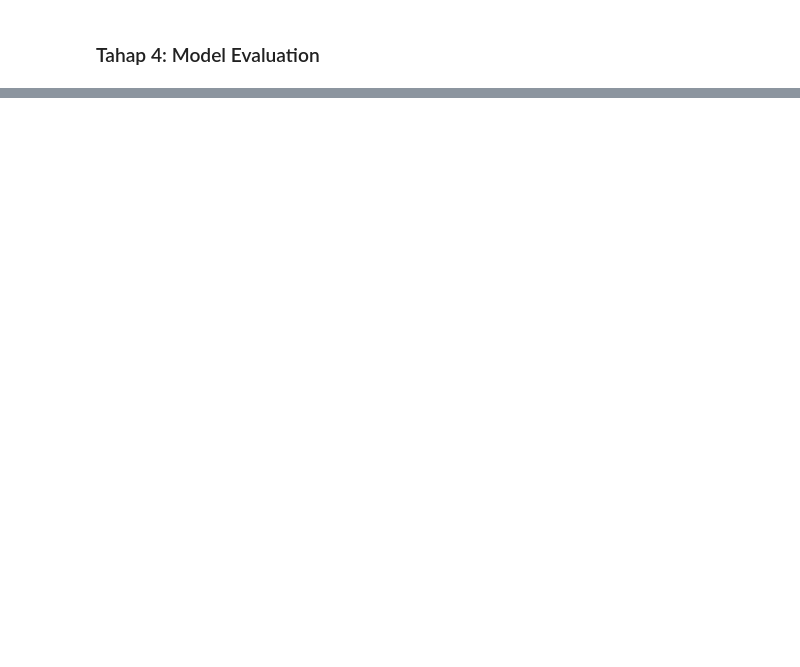
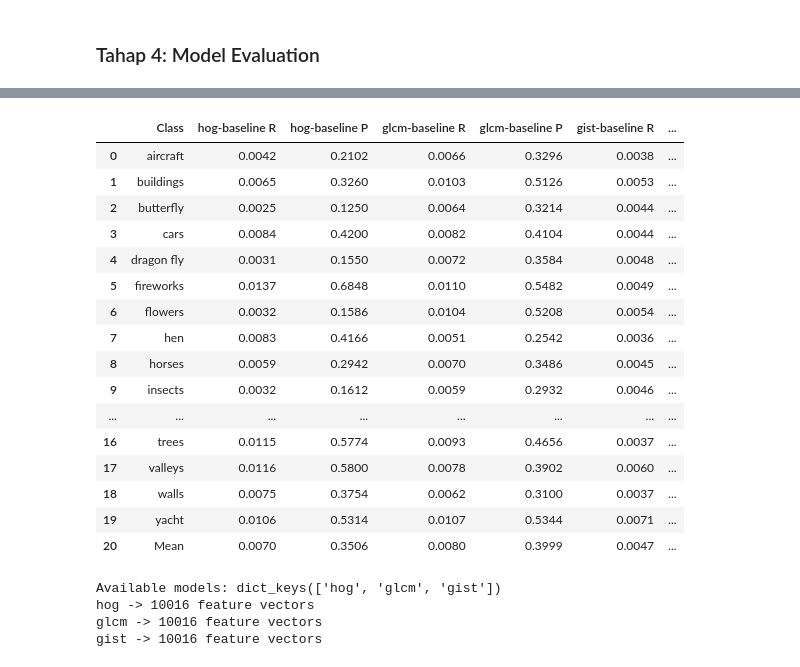
Before and after one commit to rofiqsamanhudi/Trade-Off_CBIR, a Jupyter notebook: src/notebooks/CBIR_Classical.ipynb, the cells around one changed output, grey strips where cells are left out. Drawn from its saved outputs; the diff is of its cells as text; code cells hidden in the pictures; blank space fills up the shorter version.

```diff
--- a/src/notebooks/CBIR_Classical.ipynb
+++ b/src/notebooks/CBIR_Classical.ipynb
@@ -537,0 +957,58 @@ gist -> 1000 feature vectors
+# %%
+import pandas as pd
+
+# Buat tabel hasil evaluasi
+df_table = pd.DataFrame()
+df_table['Class'] = sorted(list(set(labels)))
+
+# Tambahkan kolom R & P untuk setiap baseline classical
+for m_name, df in eval_results.items():
+    # Hanya ada baseline
+    col_prefix = f"{m_name}-baseline"
+    df_table[f"{col_prefix} R"] = df['R'].astype(float)
+    df_table[f"{col_prefix} P"] = df['P'].astype(float)
+
+# Hitung mean per kolom
+mean_values = {}
+for col in df_table.columns[1:]:
+    mean_values[col] = df_table[col].mean()
+
+mean_row = {'Class': 'Mean'}
+mean_row.update(mean_values)
+
+# Tambahkan baris Mean
+df_table = pd.concat([df_table, pd.DataFrame([mean_row])], ignore_index=True)
+
+# Format angka
+for col in df_table.columns[1:]:
+    df_table[col] = df_table[col].map("{:.4f}".format)
+
+display(df_table)
+# %% [output]
+|  | Class | hog-baseline R | hog-baseline P | glcm-baseline R | glcm-baseline P | gist-baseline R | ... |
+| 0 | aircraft | 0.0042 | 0.2102 | 0.0066 | 0.3296 | 0.0038 | ... |
+| 1 | buildings | 0.0065 | 0.3260 | 0.0103 | 0.5126 | 0.0053 | ... |
+| 2 | butterfly | 0.0025 | 0.1250 | 0.0064 | 0.3214 | 0.0044 | ... |
+| 3 | cars | 0.0084 | 0.4200 | 0.0082 | 0.4104 | 0.0044 | ... |
+| 4 | dragon fly | 0.0031 | 0.1550 | 0.0072 | 0.3584 | 0.0048 | ... |
+| 5 | fireworks | 0.0137 | 0.6848 | 0.0110 | 0.5482 | 0.0049 | ... |
+| 6 | flowers | 0.0032 | 0.1586 | 0.0104 | 0.5208 | 0.0054 | ... |
+| 7 | hen | 0.0083 | 0.4166 | 0.0051 | 0.2542 | 0.0036 | ... |
+| 8 | horses | 0.0059 | 0.2942 | 0.0070 | 0.3486 | 0.0045 | ... |
+| 9 | insects | 0.0032 | 0.1612 | 0.0059 | 0.2932 | 0.0046 | ... |
+| ... | ... | ... | ... | ... | ... | ... | ... |
+| 16 | trees | 0.0115 | 0.5774 | 0.0093 | 0.4656 | 0.0037 | ... |
+| 17 | valleys | 0.0116 | 0.5800 | 0.0078 | 0.3902 | 0.0060 | ... |
+| 18 | walls | 0.0075 | 0.3754 | 0.0062 | 0.3100 | 0.0037 | ... |
+| 19 | yacht | 0.0106 | 0.5314 | 0.0107 | 0.5344 | 0.0071 | ... |
+| 20 | Mean | 0.0070 | 0.3506 | 0.0080 | 0.3999 | 0.0047 | ... |
+# %%
+print("Available models:", features_dict.keys())
+
+for model in features_dict:
+    print(model, "->", f"{len(features_dict[model])} feature vectors")
+# %% [output]
+Available models: dict_keys(['hog', 'glcm', 'gist'])
+hog -> 10016 feature vectors
+glcm -> 10016 feature vectors
+gist -> 10016 feature vectors
```
Also changed, not shown: parts of 11 cells of this notebook.
